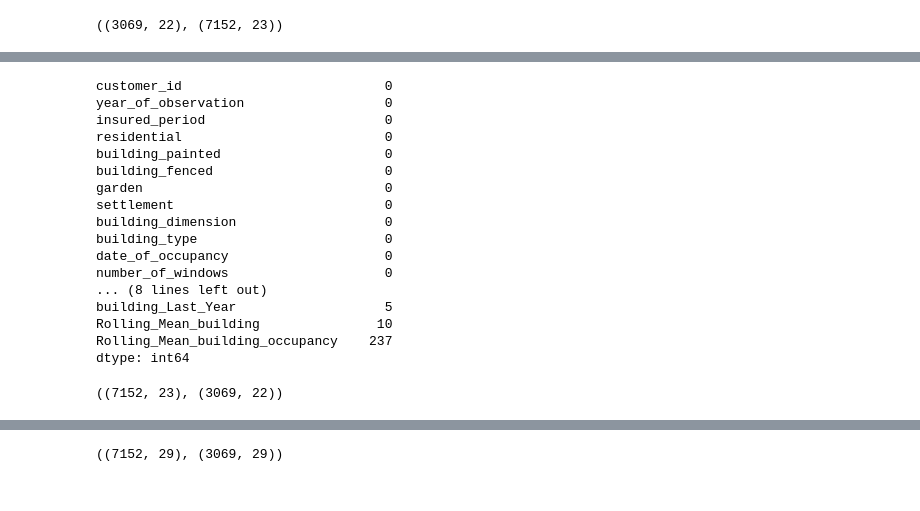
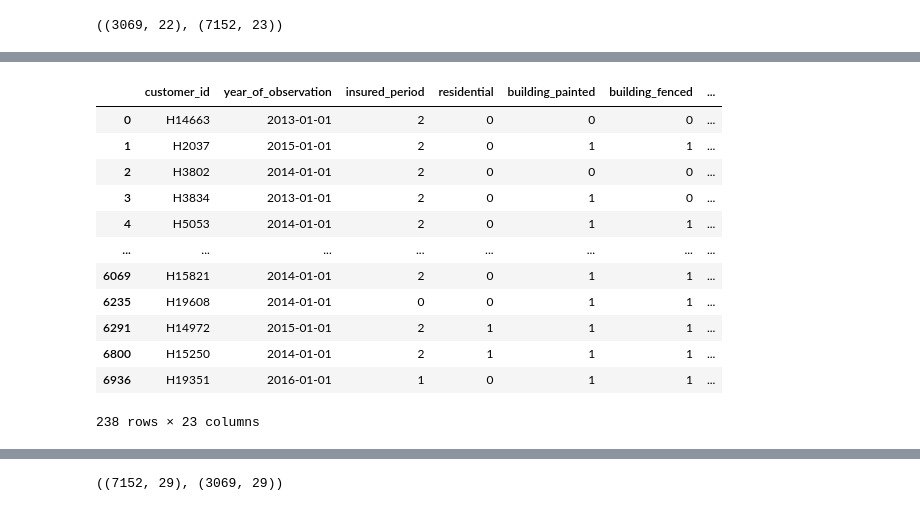
Before and after one commit to ShannonT20/House_Prediction_Modelling, a Jupyter notebook: house_insurance_model.ipynb, the cells around one changed output, grey strips where cells are left out. Saved outputs shown, nothing was run; the diff lists cells and outputs as text; code cells hidden in the pictures.

```diff
--- a/house_insurance_model.ipynb
+++ b/house_insurance_model.ipynb
@@ -633,24 +578,17 @@ test_data.number_of_windows = test_data.number_of_windows.astype(int)
-# %%
-train_data.isnull().sum()
-# %% [output]
-customer_id                          0
-year_of_observation                  0
-insured_period                       0
-residential                          0
-building_painted                     0
-building_fenced                      0
-garden                               0
-settlement                           0
-building_dimension                   0
-building_type                        0
-date_of_occupancy                    0
-number_of_windows                    0
-... (8 lines left out)
-building_Last_Year                   5
-Rolling_Mean_building               10
-Rolling_Mean_building_occupancy    237
-dtype: int64
-# %%
-train_data.shape,test_data.shape
-# %% [output]
-((7152, 23), (3069, 22))
+# %%
+#Checking the missing values
+train_data.loc[train_data.isnull().any(axis = 1)]
+# %% [output]
+|  | customer_id | year_of_observation | insured_period | residential | building_painted | building_fenced | ... |
+| 0 | H14663 | 2013-01-01 | 2 | 0 | 0 | 0 | ... |
+| 1 | H2037 | 2015-01-01 | 2 | 0 | 1 | 1 | ... |
+| 2 | H3802 | 2014-01-01 | 2 | 0 | 0 | 0 | ... |
+| 3 | H3834 | 2013-01-01 | 2 | 0 | 1 | 0 | ... |
+| 4 | H5053 | 2014-01-01 | 2 | 0 | 1 | 1 | ... |
+| ... | ... | ... | ... | ... | ... | ... | ... |
+| 6069 | H15821 | 2014-01-01 | 2 | 0 | 1 | 1 | ... |
+| 6235 | H19608 | 2014-01-01 | 0 | 0 | 1 | 1 | ... |
+| 6291 | H14972 | 2015-01-01 | 2 | 1 | 1 | 1 | ... |
+| 6800 | H15250 | 2014-01-01 | 2 | 1 | 1 | 1 | ... |
+| 6936 | H19351 | 2016-01-01 | 1 | 0 | 1 | 1 | ... |
+238 rows × 23 columns
```
Also changed, not shown: parts of 49 cells of this notebook, 1 other file.
